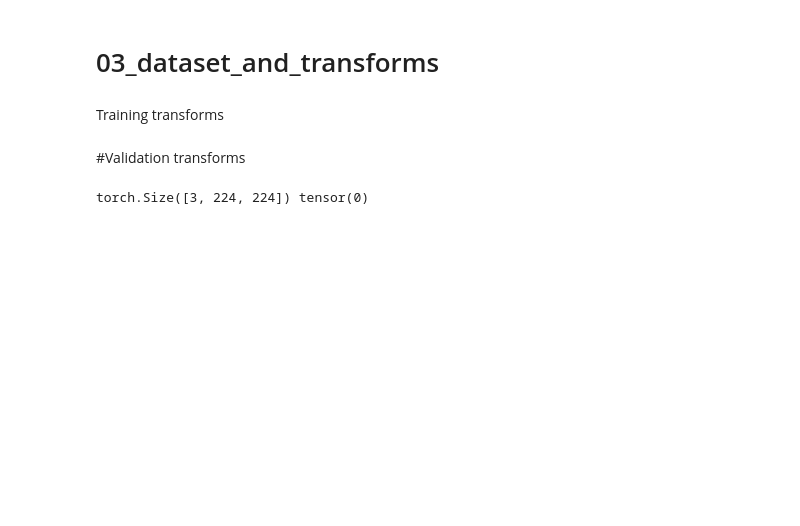
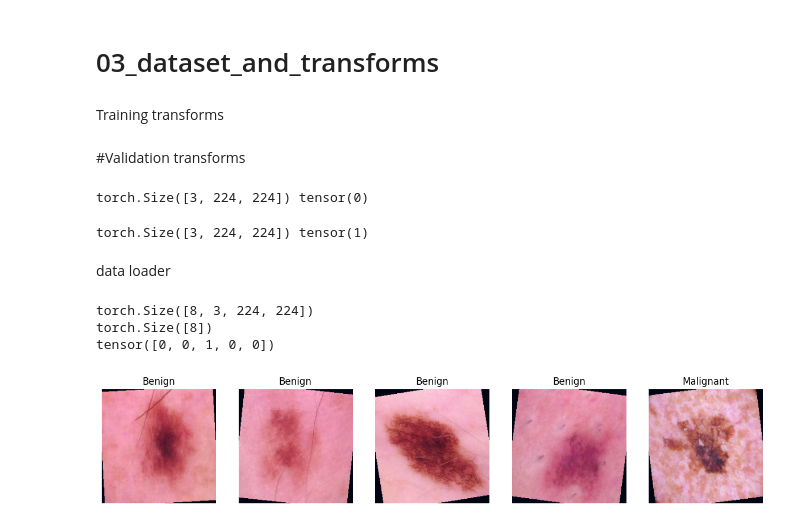
Before and after one commit to devvrat015/Skin_Cancer_Detection, a Jupyter notebook: notebooks/03_dataset_and_transforms.ipynb, the cells around one changed output. Drawn from its saved outputs; the diff is of its cells as text; code cells hidden in the pictures; blank space fills up the shorter version.

Commit message:
Add dataset class, transforms, and ResNet-50 forward pass setup

```diff
--- a/notebooks/03_dataset_and_transforms.ipynb
+++ b/notebooks/03_dataset_and_transforms.ipynb
@@ -87,3 +87,16 @@ img, lbl = train_dataset[0]
 print(img.shape, lbl)
 # %% [output]
 torch.Size([3, 224, 224]) tensor(0)
+# %%
+val_dataset = ISICSkinDataset(
+    csv_file=project_root / "data/processed/val/val_binary.csv",
+    image_dir=project_root / "data/raw/val/images_val",
+    transform=val_transforms
+)
+# %%
+img, lbl = val_dataset[4]
+print(img.shape, lbl)
+# %% [output]
+torch.Size([3, 224, 224]) tensor(1)
+# %% [markdown]
+data loader
@@ -89,0 +121,41 @@ torch.Size([3, 224, 224]) tensor(0)
+# %%
+images, labels = next(iter(train_loader))
+
+print(images.shape)   # expected: (32, 3, 224, 224)
+print(labels.shape)   # expected: (32,)
+print(labels[:5])     # sanity check labels
+# %% [output]
+torch.Size([8, 3, 224, 224])
+torch.Size([8])
+tensor([0, 0, 1, 0, 0])
+# %%
+from torch.utils.data import DataLoader
+
+debug_loader = DataLoader(
+    train_dataset,
+    batch_size=5,
+    shuffle=False,   # IMPORTANT for verification
+    num_workers=0
+)
+# %%
+images, labels = next(iter(debug_loader))
+# %%
+import matplotlib.pyplot as plt
+import numpy as np
+
+label_map = {0: "Benign", 1: "Malignant"}
+
+plt.figure(figsize=(15, 4))
+
+for i in range(len(images)):
+    img = images[i].permute(1, 2, 0).numpy()   # CHW → HWC
+    img = (img - img.min()) / (img.max() - img.min())  # normalize for display
+
+    plt.subplot(1, len(images), i + 1)
+    plt.imshow(img)
+    plt.title(label_map[int(labels[i])])
+    plt.axis("off")
+
+plt.show()
+# %% [output]
+[figure, added]
```
Also changed, not shown: parts of 1 cell of this notebook, 3 other files.
